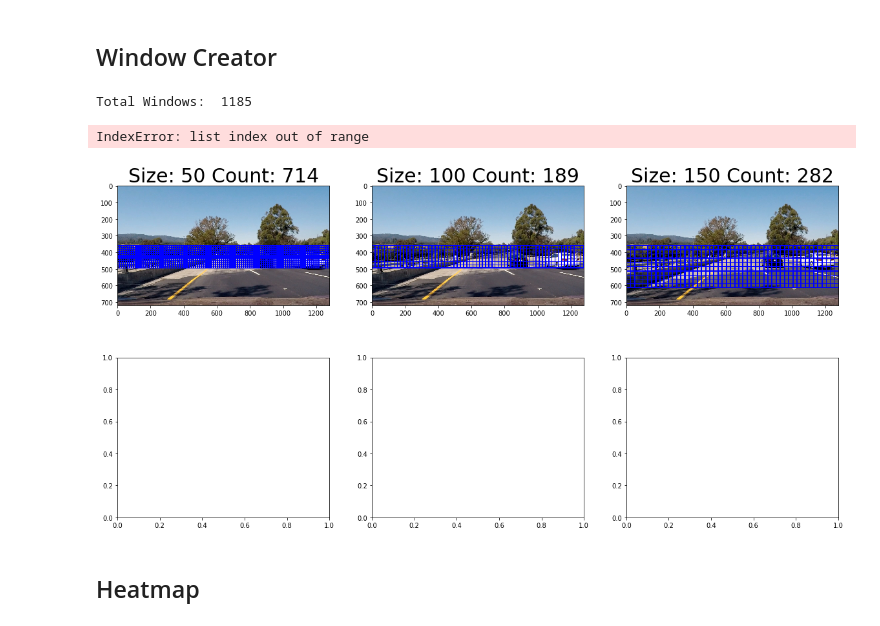
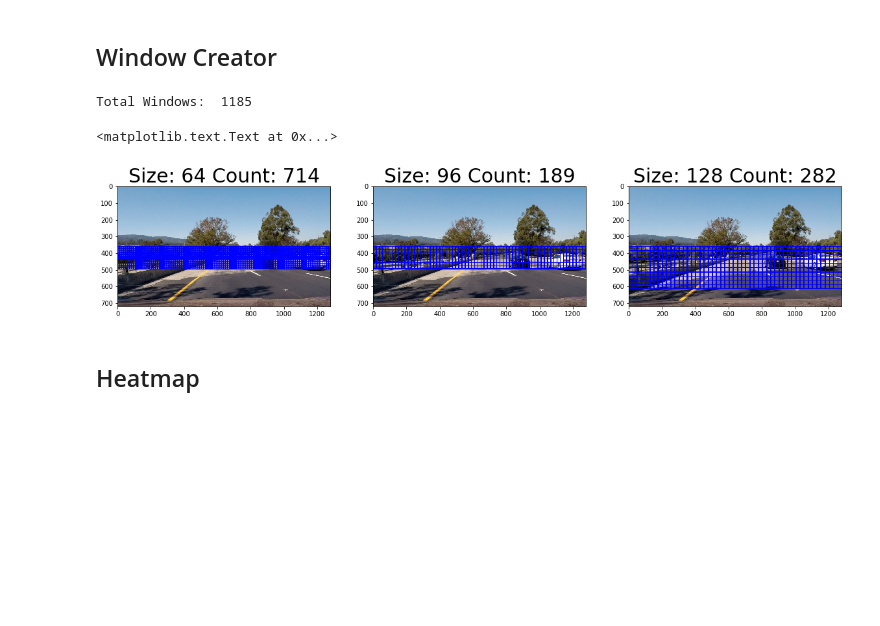
Before and after one commit to Maesla/Vehicle-Detection, a Jupyter notebook: vehicle_detection.ipynb, the cells around one changed output. Saved outputs shown, nothing was run; the diff lists cells and outputs as text; code cells hidden in the pictures; blank space fills up the shorter version.

Commit message:
- Images edited

```diff
--- a/vehicle_detection.ipynb
+++ b/vehicle_detection.ipynb
@@ -519,46 +519,47 @@ class Window_Creator:
 # %%
 import matplotlib.image as mpimg
 import matplotlib.pyplot as plt
 
 %matplotlib inline
 
 test_img_folder = './test_images/test4.jpg'
 test_image = load_img(test_img_folder)
 
 window_creator = Window_Creator(window_size = (128, 128), overlap = (0.1, 0.1))
 image_with_window = window_creator.draw_windows(test_image)
 
 windows_full, windows = window_creator.get_complex_windows(test_image)
 print("Total Windows: ", len(windows_full))
 
-f, ((ax1, ax2, ax3), (ax4, ax5, ax6)) = plt.subplots(2, 3, figsize=(20,10))
+#f, ((ax1, ax2, ax3), (ax4, ax5, ax6)) = plt.subplots(2, 3, figsize=(20,10))
+f, ((ax1, ax2, ax3)) = plt.subplots(1, 3, figsize=(20,10))
 ax1.imshow(window_creator.draw_boxes(test_image, windows[0], color = (0,0,255), thick = 4))
 num_windows = len(windows[0])
-title = "Size: " + str(50) + " Count: " + str(num_windows)
+title = "Size: " + str(64) + " Count: " + str(num_windows)
 ax1.set_title(title, fontsize=30)
 ax2.imshow(window_creator.draw_boxes(test_image, windows[1], color = (0,0,255), thick = 4))
 num_windows = len(windows[1])
-title = "Size: " + str(100) + " Count: " + str(num_windows)
+title = "Size: " + str(96) + " Count: " + str(num_windows)
 ax2.set_title(title, fontsize=30)
 ax3.imshow(window_creator.draw_boxes(test_image, windows[2], color = (0,0,255), thick = 4))
 num_windows = len(windows[2])
-title = "Size: " + str(150) + " Count: " + str(num_windows)
+title = "Size: " + str(128) + " Count: " + str(num_windows)
 ax3.set_title(title, fontsize=30)
-ax4.imshow(window_creator.draw_boxes(test_image, windows[3], color = (0,0,255), thick = 4))
-num_windows = len(windows[3])
-title = "Size: " + str(200) + " Count: " + str(num_windows)
-ax4.set_title(title, fontsize=30)
-ax5.imshow(window_creator.draw_boxes(test_image, windows[4], color = (0,0,255), thick = 4))
-num_windows = len(windows[4])
-title = "Size: " + str(250) + " Count: " + str(num_windows)
-ax5.set_title(title, fontsize=30)
-ax6.imshow(image_with_window)
-title = 'Result'
-ax6.set_title(title, fontsize=30)
+#ax4.imshow(window_creator.draw_boxes(test_image, windows[3], color = (0,0,255), thick = 4))
+# num_windows = len(windows[3])
+# title = "Size: " + str(200) + " Count: " + str(num_windows)
+# ax4.set_title(title, fontsize=30)
+# ax5.imshow(window_creator.draw_boxes(test_image, windows[4], color = (0,0,255), thick = 4))
+# num_windows = len(windows[4])
+# title = "Size: " + str(250) + " Count: " + str(num_windows)
+# ax5.set_title(title, fontsize=30)
+# ax6.imshow(image_with_window)
+# title = 'Result'
+# ax6.set_title(title, fontsize=30)
 # %% [output]
 Total Windows:  1185
-IndexError: list index out of range
+<matplotlib.text.Text at 0x...>
-[figure, old version]
+[figure, new version]
 # %% [markdown]
 ## Heatmap
 # %%
```
Also changed, not shown: 3 other files.
